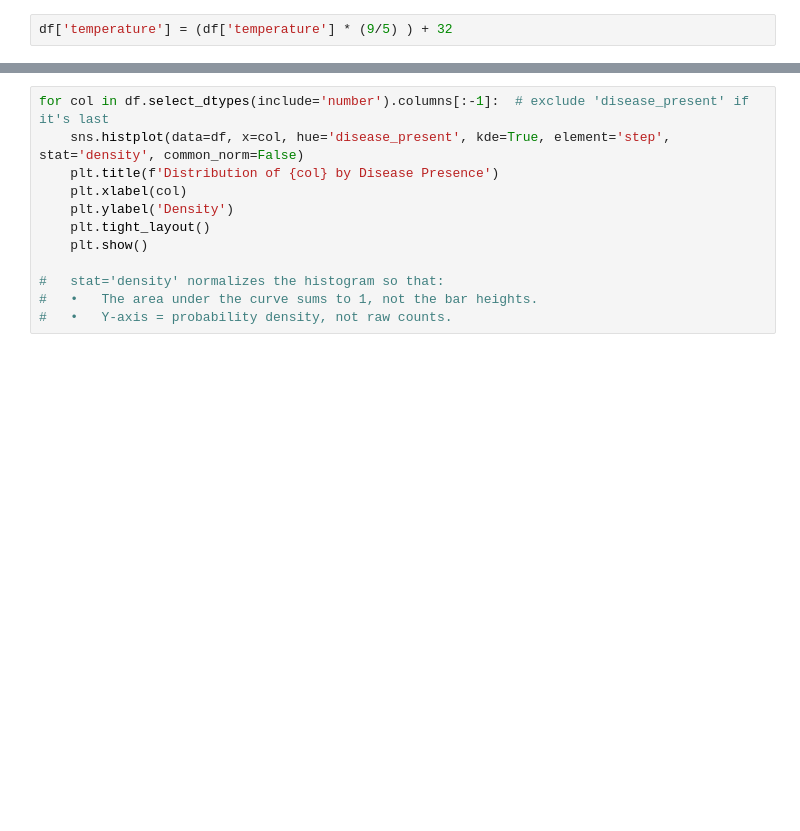
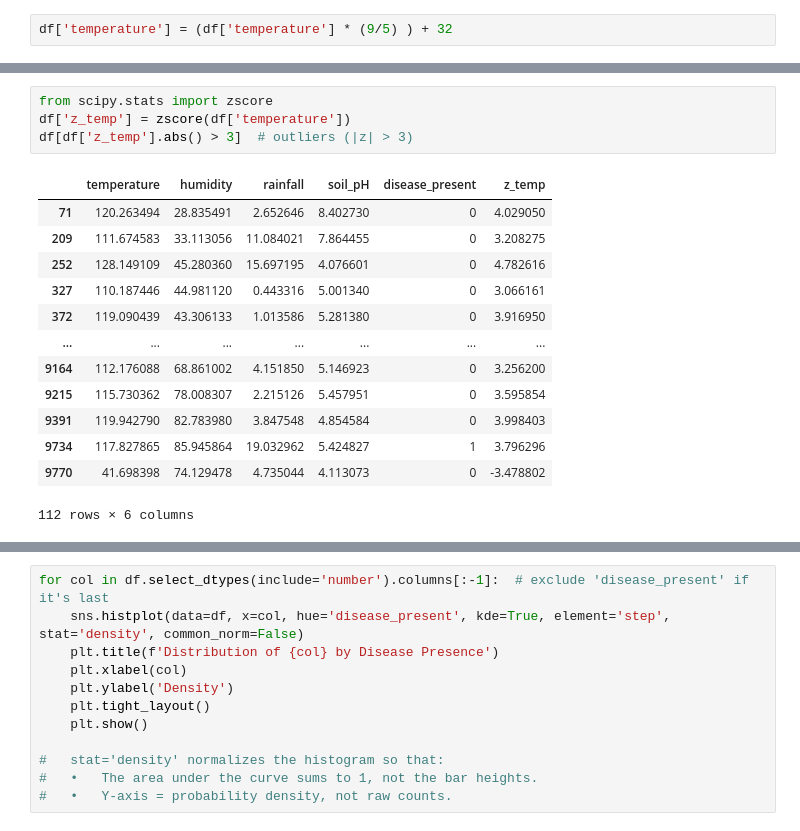
Before and after one commit to AndyBerrios/Flower_Classifier, a Jupyter notebook: notebooks/EDA.ipynb, the cells around one changed output, grey strips where cells are left out. Drawn from its saved outputs; the diff is of its cells as text; blank space fills up the shorter version.

```diff
--- a/notebooks/EDA.ipynb
+++ b/notebooks/EDA.ipynb
@@ -30,0 +74,18 @@ Checking for Outliers. Using Z-score method and IQR.
+# %%
+from scipy.stats import zscore
+df['z_temp'] = zscore(df['temperature'])
+df[df['z_temp'].abs() > 3]  # outliers (|z| > 3)
+# %% [output]
+|  | temperature | humidity | rainfall | soil_pH | disease_present | z_temp |
+| 71 | 120.263494 | 28.835491 | 2.652646 | 8.402730 | 0 | 4.029050 |
+| 209 | 111.674583 | 33.113056 | 11.084021 | 7.864455 | 0 | 3.208275 |
+| 252 | 128.149109 | 45.280360 | 15.697195 | 4.076601 | 0 | 4.782616 |
+| 327 | 110.187446 | 44.981120 | 0.443316 | 5.001340 | 0 | 3.066161 |
+| 372 | 119.090439 | 43.306133 | 1.013586 | 5.281380 | 0 | 3.916950 |
+| ... | ... | ... | ... | ... | ... | ... |
+| 9164 | 112.176088 | 68.861002 | 4.151850 | 5.146923 | 0 | 3.256200 |
+| 9215 | 115.730362 | 78.008307 | 2.215126 | 5.457951 | 0 | 3.595854 |
+| 9391 | 119.942790 | 82.783980 | 3.847548 | 4.854584 | 0 | 3.998403 |
+| 9734 | 117.827865 | 85.945864 | 19.032962 | 5.424827 | 1 | 3.796296 |
+| 9770 | 41.698398 | 74.129478 | 4.735044 | 4.113073 | 0 | -3.478802 |
+112 rows × 6 columns
```
Also changed, not shown: parts of 15 cells of this notebook, 4 other files.
